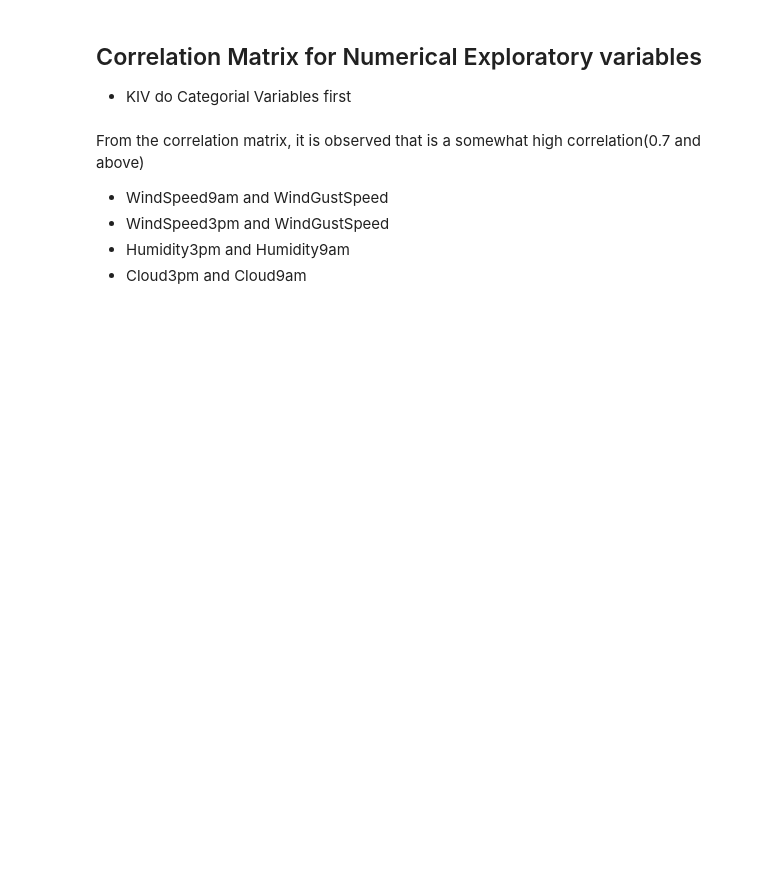
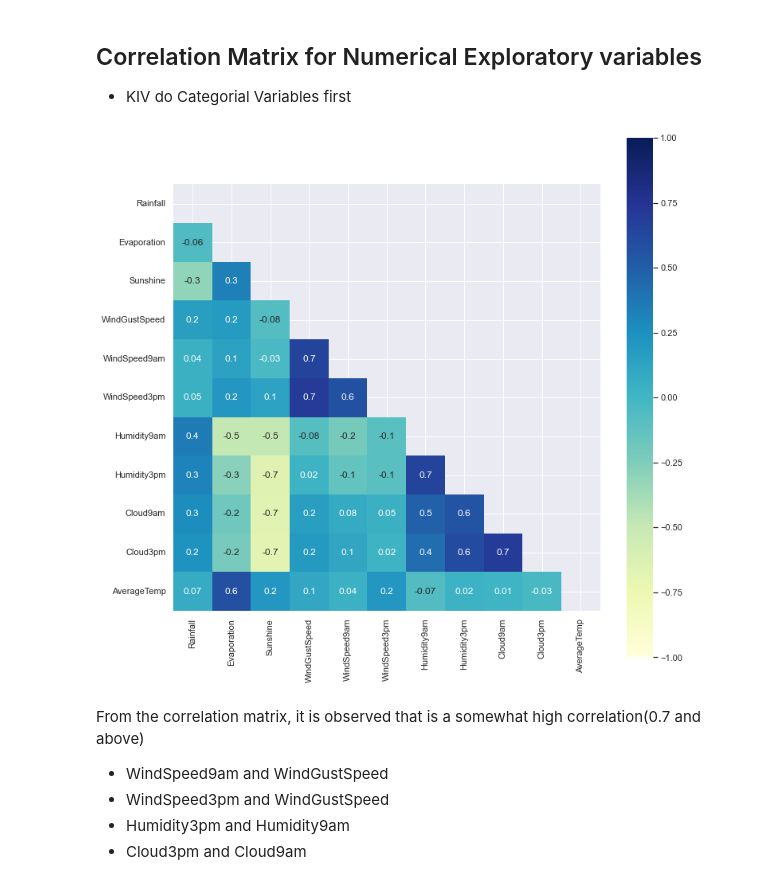
Before and after one commit to JiaJun98/aiap14-goh-jia-jun-745Z, a Jupyter notebook: eda.ipynb, the cells around one changed output. Cells and saved outputs as stored; diff of their text form; code cells hidden in the pictures; blank space fills up the shorter version.

```diff
--- a/eda.ipynb
+++ b/eda.ipynb
@@ -1102 +1103,3 @@ As seen above, the data is still quite imbalance for the column of Rainfall. - P
+# %%
+final_df_no_target = fishing_df_copy_no_missing_tranformed_full_ohc_SMOTE_balance.drop(columns = ["RainTomorrow"], inplace = False)
 # %%
@@ -1118,11 +1178,13 @@ vif_info.sort_values('VIF', ascending = False)
 ## Correlation Matrix for Numerical Exploratory variables
 - KIV do Categorial Variables first
 # %%
-cat_corr = fishing_df_copy_no_missing[numerical_cols].corr()
+cat_corr = final_df_no_target[numerical_cols].corr()
 half = np.triu(cat_corr)
 sns.heatmap(cat_corr, xticklabels=cat_corr.columns.values, yticklabels=cat_corr.columns.values,
             annot=True, vmin=-1, vmax=1, fmt='.1g', cmap='YlGnBu', square=True, mask=half)
 sns.set(rc = {'figure.figsize':(12,12)})
+# %% [output]
+[figure, added]
 # %% [markdown]
 From the correlation matrix, it is observed that is a somewhat high correlation(0.7 and above)
 
```
Also changed, not shown: parts of 9 cells of this notebook.
